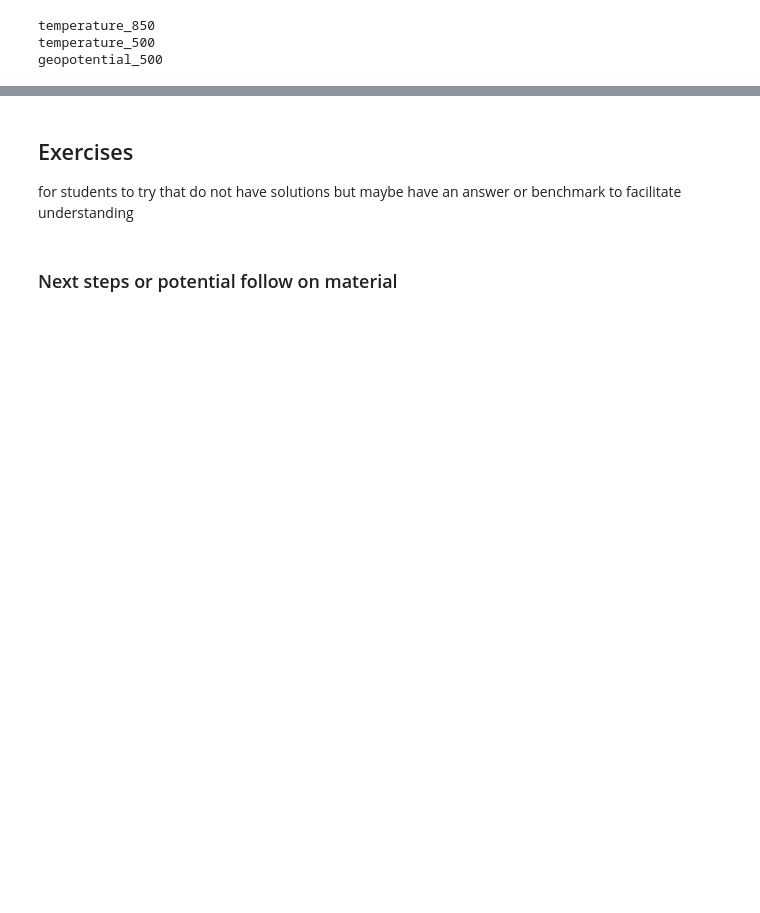
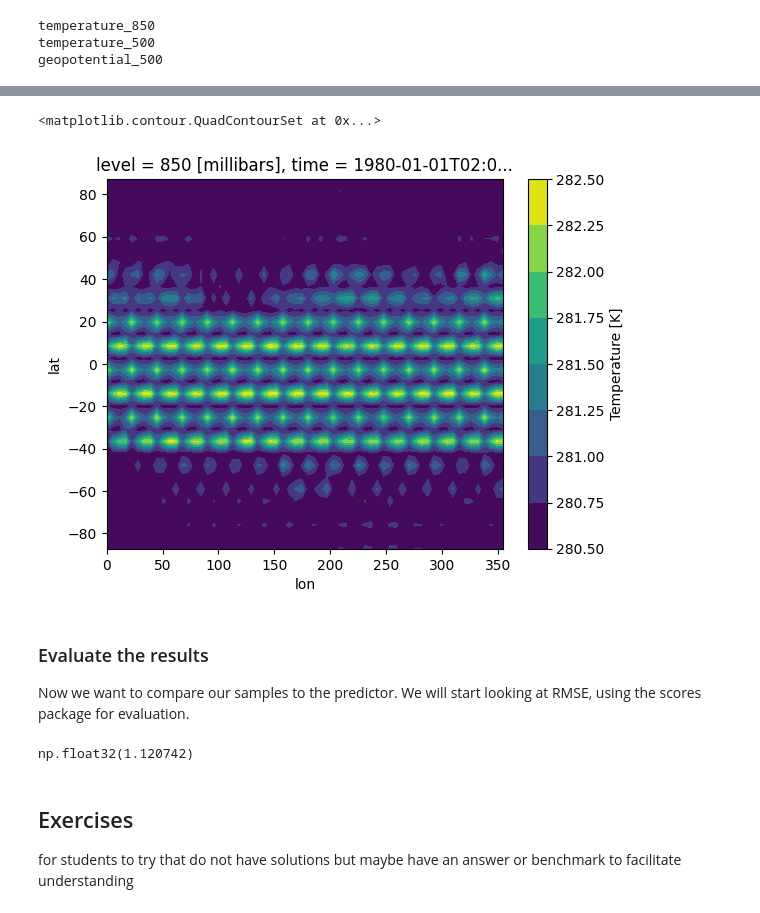
Before and after one commit to MetOffice/ai4c_hackathon, a Jupyter notebook: notebooks/ERA5_autoencoder.ipynb, the cells around one changed output, grey strips where cells are left out. Cells and saved outputs as stored; diff of their text form; code cells hidden in the pictures; blank space fills up the shorter version.

```diff
--- a/notebooks/ERA5_autoencoder.ipynb
+++ b/notebooks/ERA5_autoencoder.ipynb
@@ -460,2 +350,5 @@ class AutoEncoder(nn.Module):
 
         return reconstructed
+# %%
+# Initialize model and move to device
+ae_model = Era5AutoEncoder().to(device)
@@ -461,0 +432,4 @@ class AutoEncoder(nn.Module):
+# %%
+pred_da = xarray.DataArray(wb_train_ds._ds_dict[('temperature',850)]['temperature'][2])
+# %%
+pred_arr = (ae_model.forward(wb_val_ds[2].to(device)).to('cpu').detach().numpy() * wb_train_ds._stats_dict[('temperature',850)]['std']) + wb_train_ds._stats_dict[('temperature',850)]['mean']
@@ -461,0 +444,10 @@ class AutoEncoder(nn.Module):
+# %%
+pred_da.values = pred_arr[0,0,:]
+# %%
+pred_da.plot.contourf()
+# %% [output]
+<matplotlib.contour.QuadContourSet at 0x...>
+[figure, added]
+# %% [markdown]
+### Evaluate the results
+Now we want to compare our samples to the predictor. We will start looking at RMSE, using the scores package for evaluation.
@@ -462,5 +456,10 @@ class AutoEncoder(nn.Module):
+# %%
+scores.continuous.rmse(
+    ae_model.forward(wb_val_ds[:10].to(device)).to('cpu').detach().numpy(),
+    wb_val_ds[:10].numpy()
+)
+# %% [output]
+np.float32(1.120742)
 # %% [markdown]
 ## Exercises
 for students to try that do not have solutions but maybe have an answer or benchmark to facilitate understanding
-# %% [markdown]
-### Next steps or potential follow on material
```
Also changed, not shown: parts of 55 cells of this notebook.
